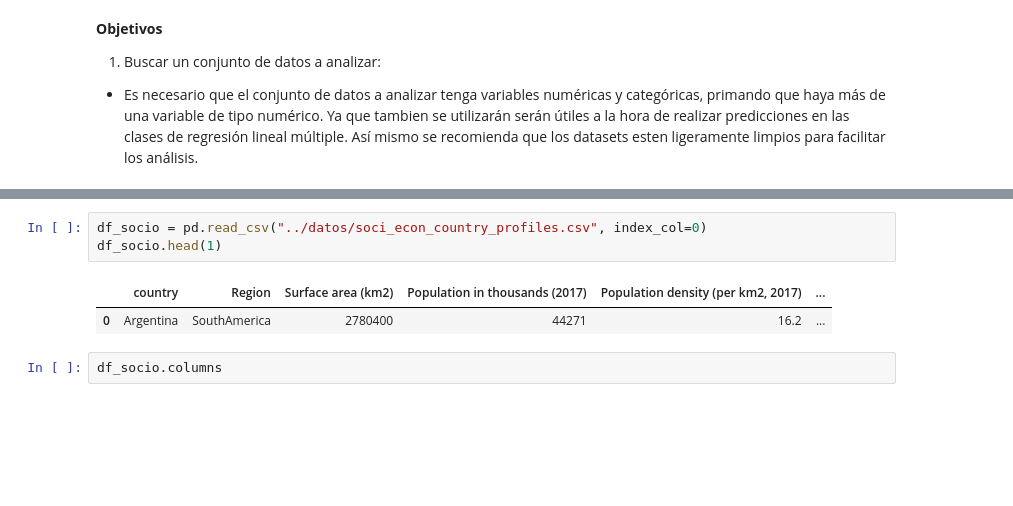
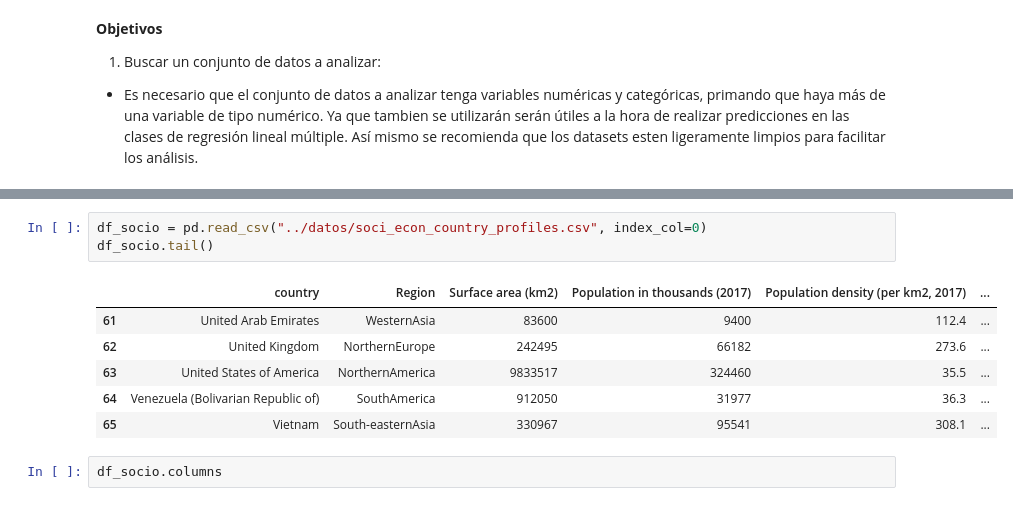
Before and after one commit to Adalab/promo-d-da-modulo3-sprint1-elisa-lidya, a Jupyter notebook: regresion-lineal/pair-regresion-lineal-ml-intro.ipynb, the cells around one changed output, grey strips where cells are left out. Saved outputs shown, nothing was run; the diff lists cells and outputs as text; blank space fills up the shorter version.

```diff
--- a/regresion-lineal/pair-regresion-lineal-ml-intro.ipynb
+++ b/regresion-lineal/pair-regresion-lineal-ml-intro.ipynb
@@ -44,9 +44,13 @@ os.getcwd()
 # %%
 df_socio = pd.read_csv("../datos/soci_econ_country_profiles.csv", index_col=0)
-df_socio.head(1)
+df_socio.tail()
 # %% [output]
 |  | country | Region | Surface area (km2) | Population in thousands (2017) | Population density (per km2, 2017) | ... |
-| 0 | Argentina | SouthAmerica | 2780400 | 44271 | 16.2 | ... |
+| 61 | United Arab Emirates | WesternAsia | 83600 | 9400 | 112.4 | ... |
+| 62 | United Kingdom | NorthernEurope | 242495 | 66182 | 273.6 | ... |
+| 63 | United States of America | NorthernAmerica | 9833517 | 324460 | 35.5 | ... |
+| 64 | Venezuela (Bolivarian Republic of) | SouthAmerica | 912050 | 31977 | 36.3 | ... |
+| 65 | Vietnam | South-easternAsia | 330967 | 95541 | 308.1 | ... |
 # %%
 df_socio.columns
 # %% [output]
```
Also changed, not shown: parts of 9 cells of this notebook.
